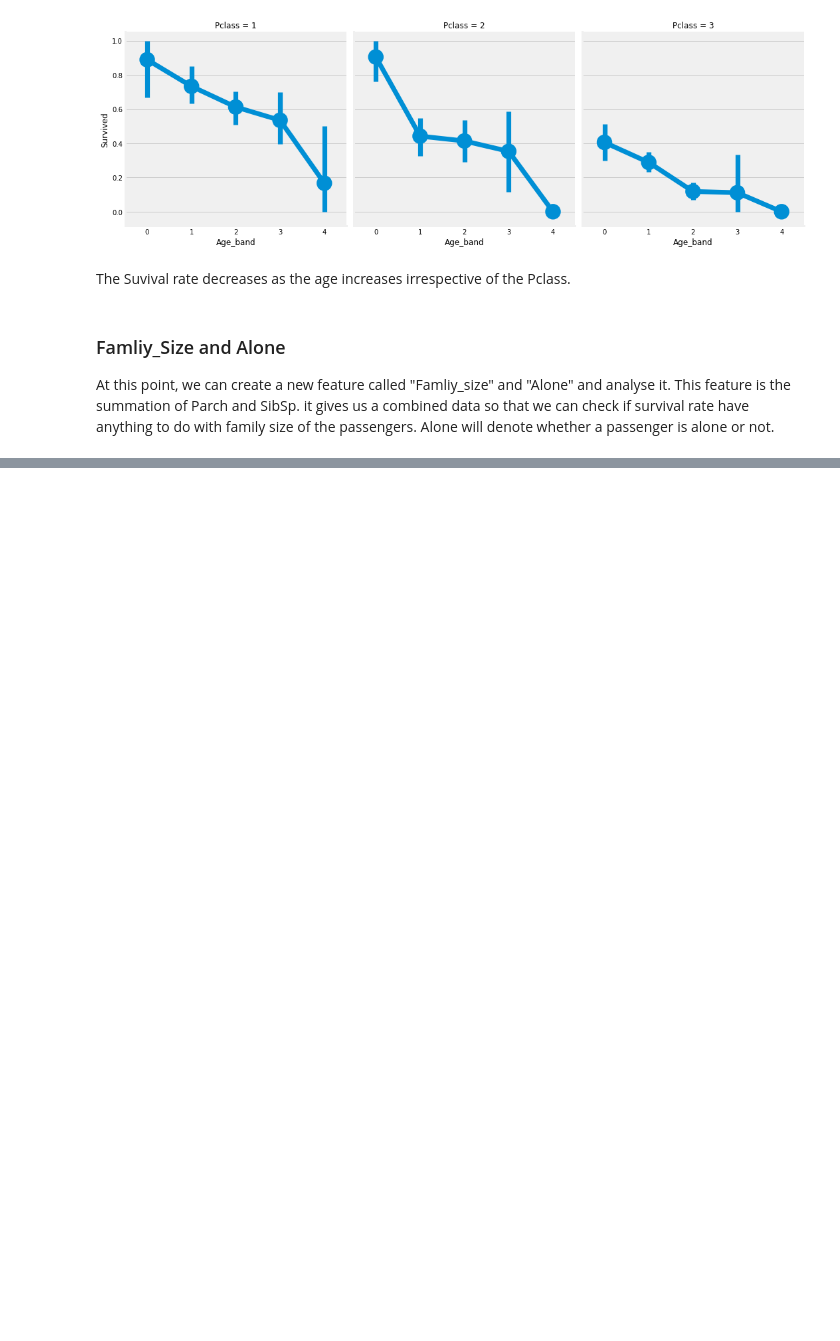
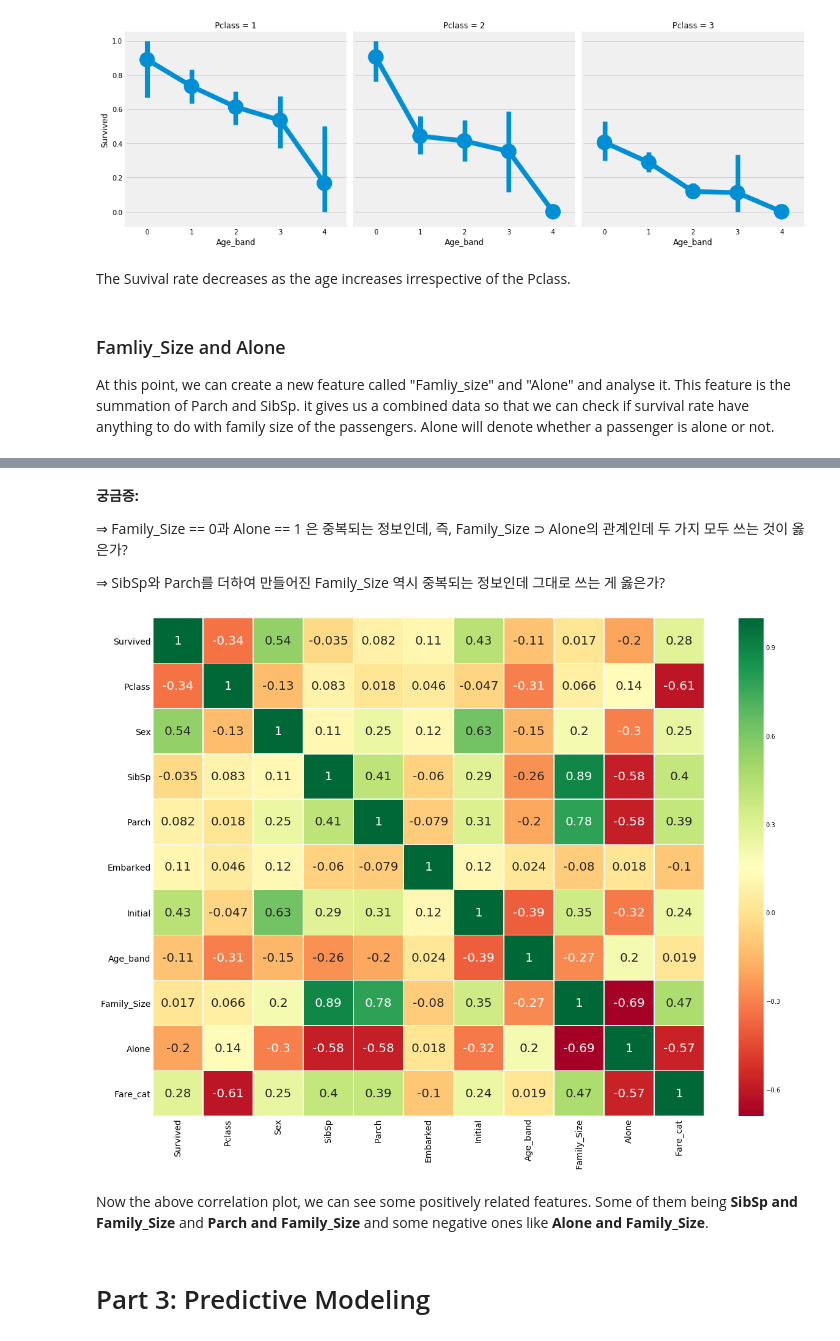
Before and after one commit to haesung-j/Titanic, a Jupyter notebook: 2nd Titianic. EDA To Prediction.ipynb, the cells around one changed output, grey strips where cells are left out. Drawn from its saved outputs; the diff is of its cells as text; code cells hidden in the pictures; blank space fills up the shorter version.

```diff
--- a/2nd Titianic. EDA To Prediction.ipynb
+++ b/2nd Titianic. EDA To Prediction.ipynb
@@ -611,0 +693,4 @@ plt.show()
+# %%
+data['Sex'].replace(['male', 'female'], [0,1], inplace=True)
+data['Embarked'].replace(['S', 'C','Q'], [0,1,2], inplace=True)
+data['Initial'].replace(['Mr', 'Mrs','Miss','Master','Other'], [0,1,2,3,4], inplace=True)
@@ -611,0 +713,21 @@ plt.show()
+# %% [markdown]
+**궁금증:**
+
+⇒ Family_Size == 0과 Alone == 1 은 중복되는 정보인데, 즉, Family_Size ⊃ Alone의 관계인데 두 가지 모두 쓰는 것이 옳은가?
+
+⇒ SibSp와 Parch를 더하여 만들어진 Family_Size 역시 중복되는 정보인데 그대로 쓰는 게 옳은가?
+# %%
+data.drop(['Name', 'Age', 'PassengerId', 'Ticket', 'Fare', 'Fare_Range','Cabin'], axis=1, inplace=True)
+# %%
+sns.heatmap(data.corr(), linewidths=0.2, annot=True, cmap='RdYlGn', annot_kws={'size':20})
+fig = plt.gcf()
+fig.set_size_inches(18,15)
+plt.xticks(fontsize=14)
+plt.yticks(fontsize=14)
+plt.show()
+# %% [output]
+[figure, added]
+# %% [markdown]
+Now the above correlation plot, we can see some positively related features. Some of them being **SibSp and Family_Size** and **Parch and Family_Size** and some negative ones like **Alone and Family_Size**.
+# %% [markdown]
+# Part 3: Predictive Modeling
```
Also changed, not shown: parts of 38 cells of this notebook.
